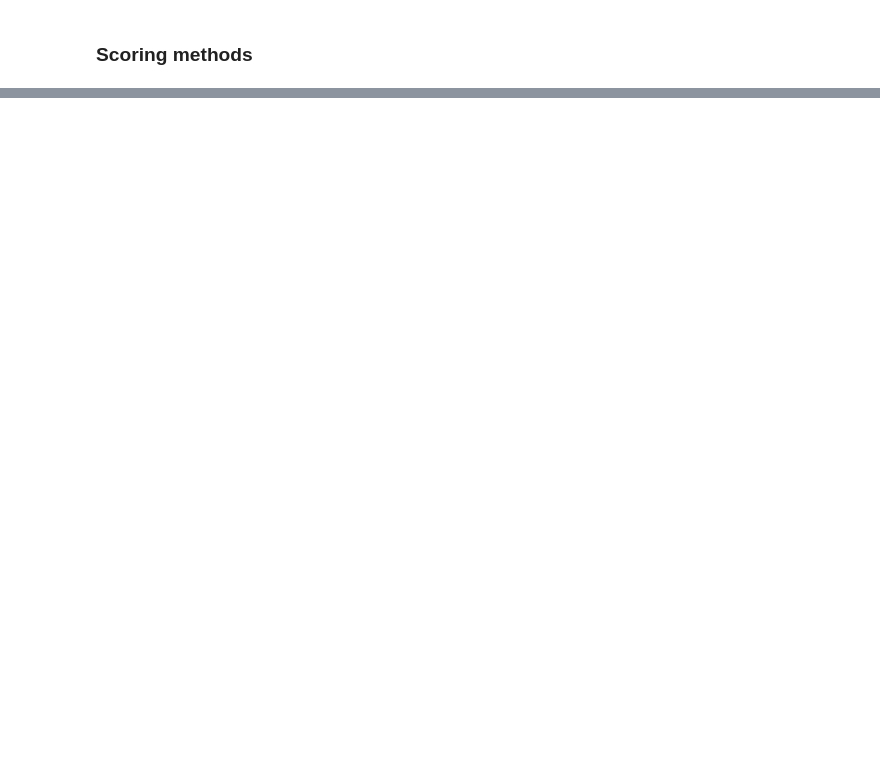
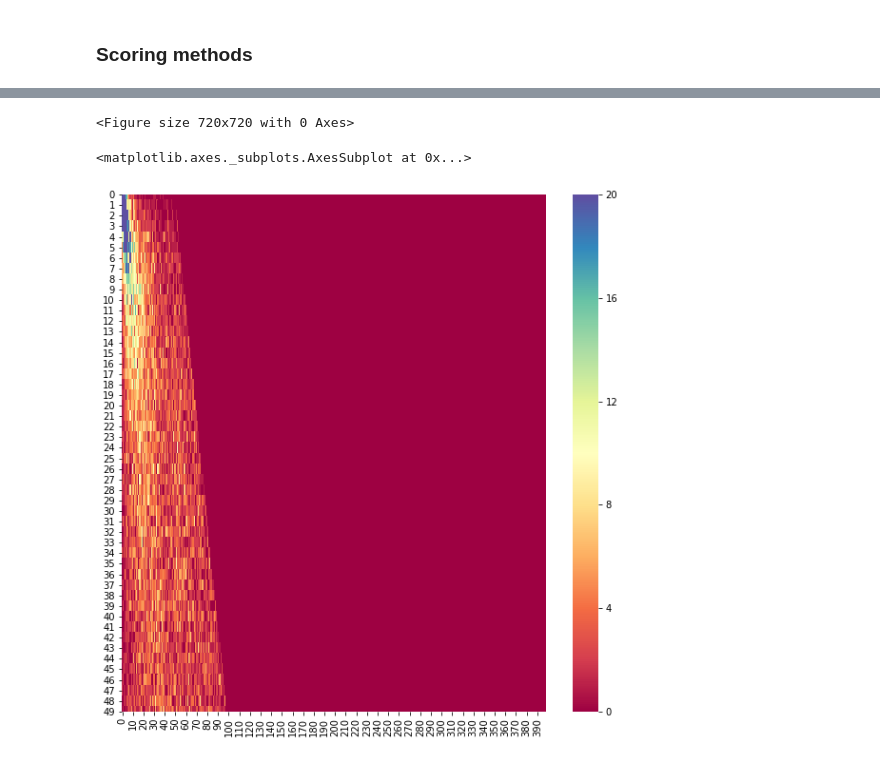
Before and after one commit to mahdiou-diallo/Projet_Red_Dim, a Jupyter notebook: eval.ipynb, the cells around one changed output, grey strips where cells are left out. Cells and saved outputs as stored; diff of their text form; code cells hidden in the pictures; blank space fills up the shorter version.

```diff
--- a/eval.ipynb
+++ b/eval.ipynb
@@ -160,0 +419,21 @@ Wall time: 1min 27s
+# %%
+def q_nd_dev(Q_kl, Ks, kappa=None):
+    if kappa == None:
+        kappa = Ks
+    n = Q_kl.shape[0]
+#     rect = Q_kl[:Ks,:]
+#     close = np.abs(np.arange(Ks)[:,np.newaxis]-rect) <= kappa
+#     reg = rect * close
+
+#     res = Q_kl
+#     res[Ks:,:] = 0
+#     v = np.arange(n)
+#     res = res  * (v[:,None] < (v+K)) * (v[:,None] > (v-K))
+#     return res
+
+    rect = Q_kl[:Ks,:]
+    v = np.arange(n)
+    mask = (v[:,None] < (v+kappa)) * (v[:,None] > (v-kappa))
+    mask = mask[:Ks,:]
+    reg = rect * mask
+    return reg
@@ -160,0 +451,7 @@ Wall time: 1min 27s
+# %%
+plt.figure(figsize=(10,10))
+sns.heatmap(q_nd_dev(q,50), vmax=20, cmap=cmap)
+# %% [output]
+<Figure size 720x720 with 0 Axes>
+<matplotlib.axes._subplots.AxesSubplot at 0x...>
+[figure, added]
```
Also changed, not shown: parts of 25 cells of this notebook, 22 other files.
